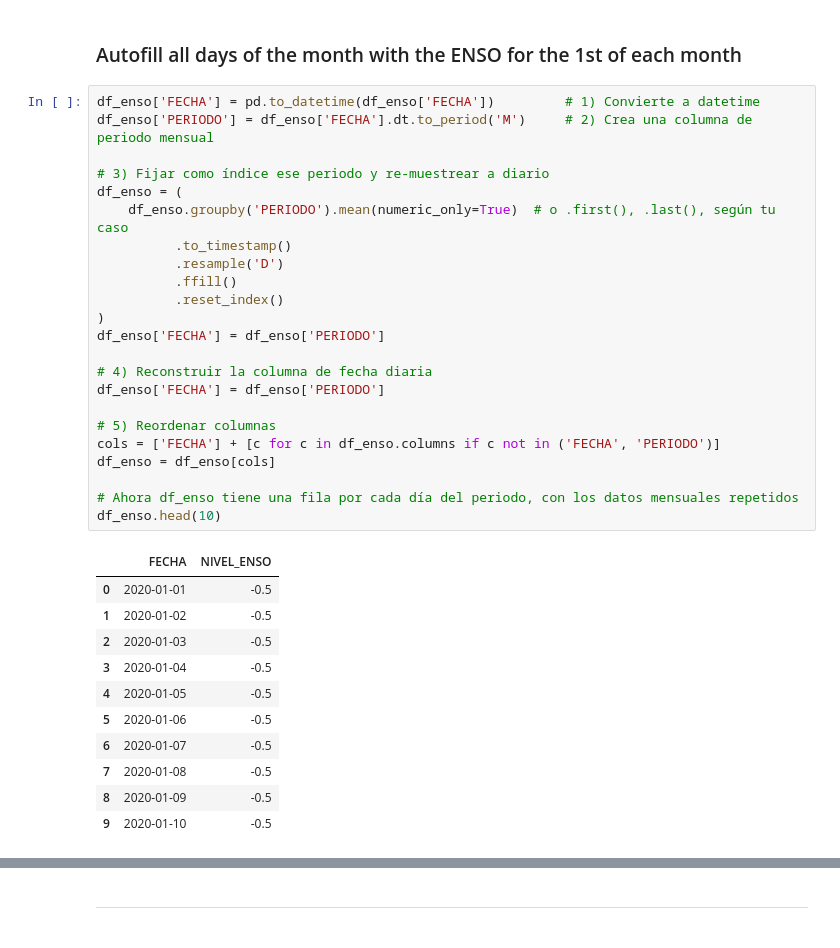
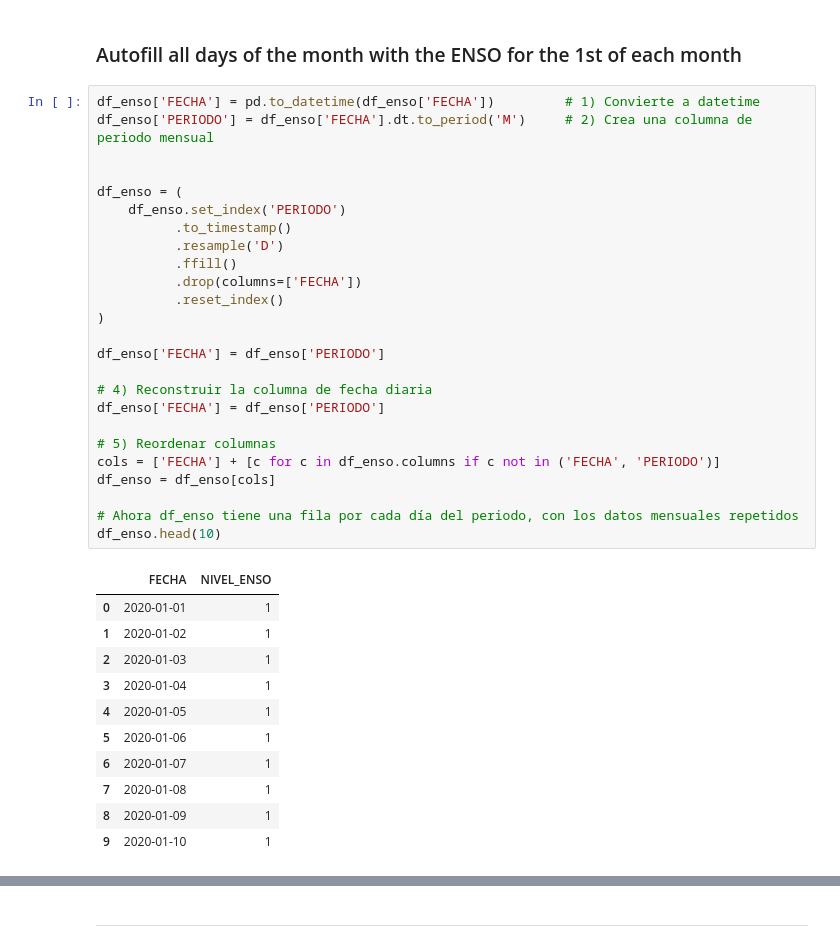
Before and after one commit to camjaramillo/maestria-trabajo-integrador, a Jupyter notebook: src/notebooks/nb001-data-preprocessing.ipynb, the cells around one changed output, grey strips where cells are left out. Drawn from its saved outputs; the diff is of its cells as text.

```diff
--- a/src/notebooks/nb001-data-preprocessing.ipynb
+++ b/src/notebooks/nb001-data-preprocessing.ipynb
@@ -475,35 +475,37 @@ df_enso.head()
 # %%
 df_enso['FECHA'] = pd.to_datetime(df_enso['FECHA'])         # 1) Convierte a datetime
 df_enso['PERIODO'] = df_enso['FECHA'].dt.to_period('M')     # 2) Crea una columna de periodo mensual
 
-# 3) Fijar como índice ese periodo y re-muestrear a diario
+
 df_enso = (
-    df_enso.groupby('PERIODO').mean(numeric_only=True)  # o .first(), .last(), según tu caso
+    df_enso.set_index('PERIODO')
           .to_timestamp()
           .resample('D')
           .ffill()
+          .drop(columns=['FECHA'])
           .reset_index()
 )
+
 df_enso['FECHA'] = df_enso['PERIODO']
 
 # 4) Reconstruir la columna de fecha diaria
 df_enso['FECHA'] = df_enso['PERIODO']
 
 # 5) Reordenar columnas
 cols = ['FECHA'] + [c for c in df_enso.columns if c not in ('FECHA', 'PERIODO')]
 df_enso = df_enso[cols]
 
 # Ahora df_enso tiene una fila por cada día del periodo, con los datos mensuales repetidos
 df_enso.head(10)
 # %% [output]
 |  | FECHA | NIVEL_ENSO |
-| 0 | 2020-01-01 | -0.5 |
-| 1 | 2020-01-02 | -0.5 |
-| 2 | 2020-01-03 | -0.5 |
-| 3 | 2020-01-04 | -0.5 |
-| 4 | 2020-01-05 | -0.5 |
-| 5 | 2020-01-06 | -0.5 |
-| 6 | 2020-01-07 | -0.5 |
-| 7 | 2020-01-08 | -0.5 |
-| 8 | 2020-01-09 | -0.5 |
-| 9 | 2020-01-10 | -0.5 |
+| 0 | 2020-01-01 | 1 |
+| 1 | 2020-01-02 | 1 |
+| 2 | 2020-01-03 | 1 |
+| 3 | 2020-01-04 | 1 |
+| 4 | 2020-01-05 | 1 |
+| 5 | 2020-01-06 | 1 |
+| 6 | 2020-01-07 | 1 |
+| 7 | 2020-01-08 | 1 |
+| 8 | 2020-01-09 | 1 |
+| 9 | 2020-01-10 | 1 |
```
Also changed, not shown: parts of 9 cells of this notebook, 7 other files.
